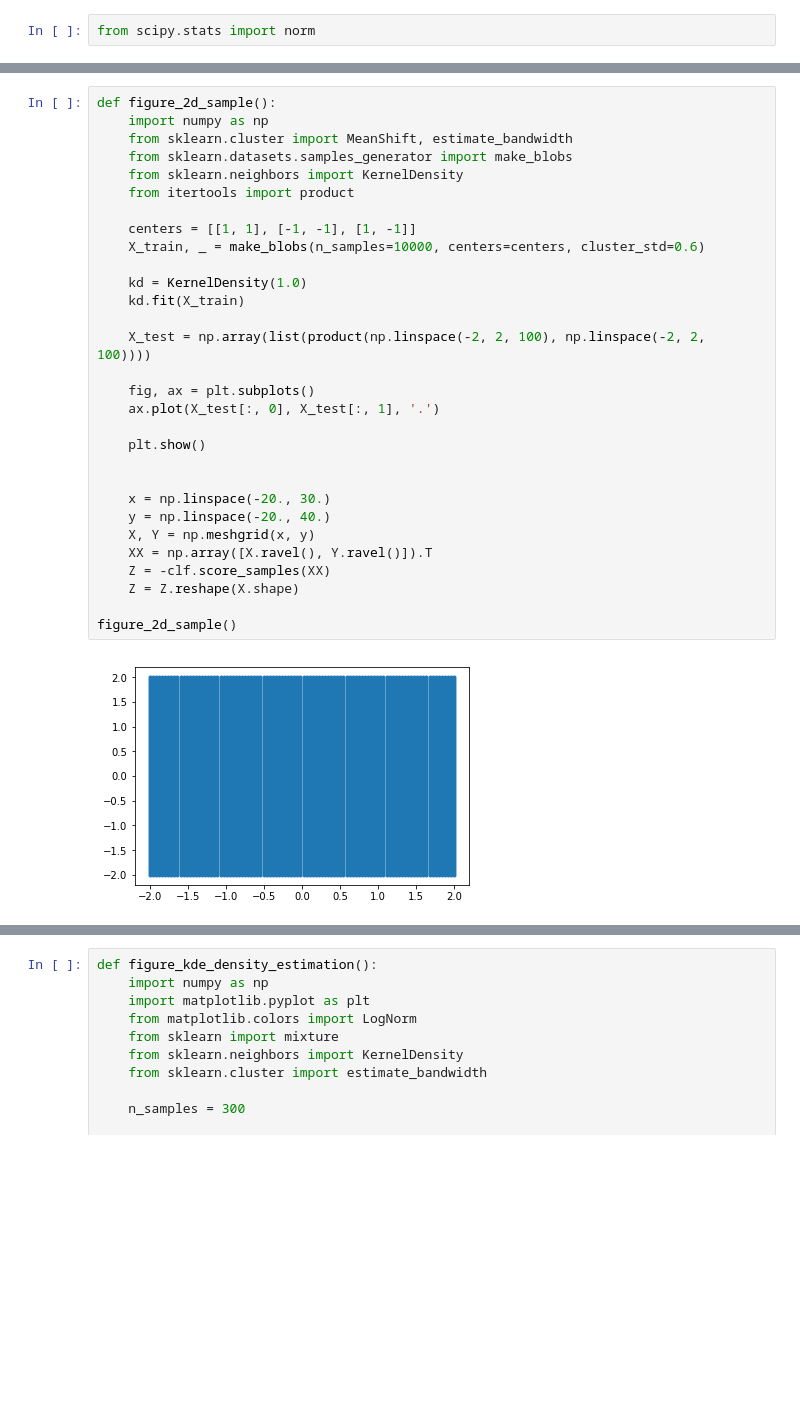
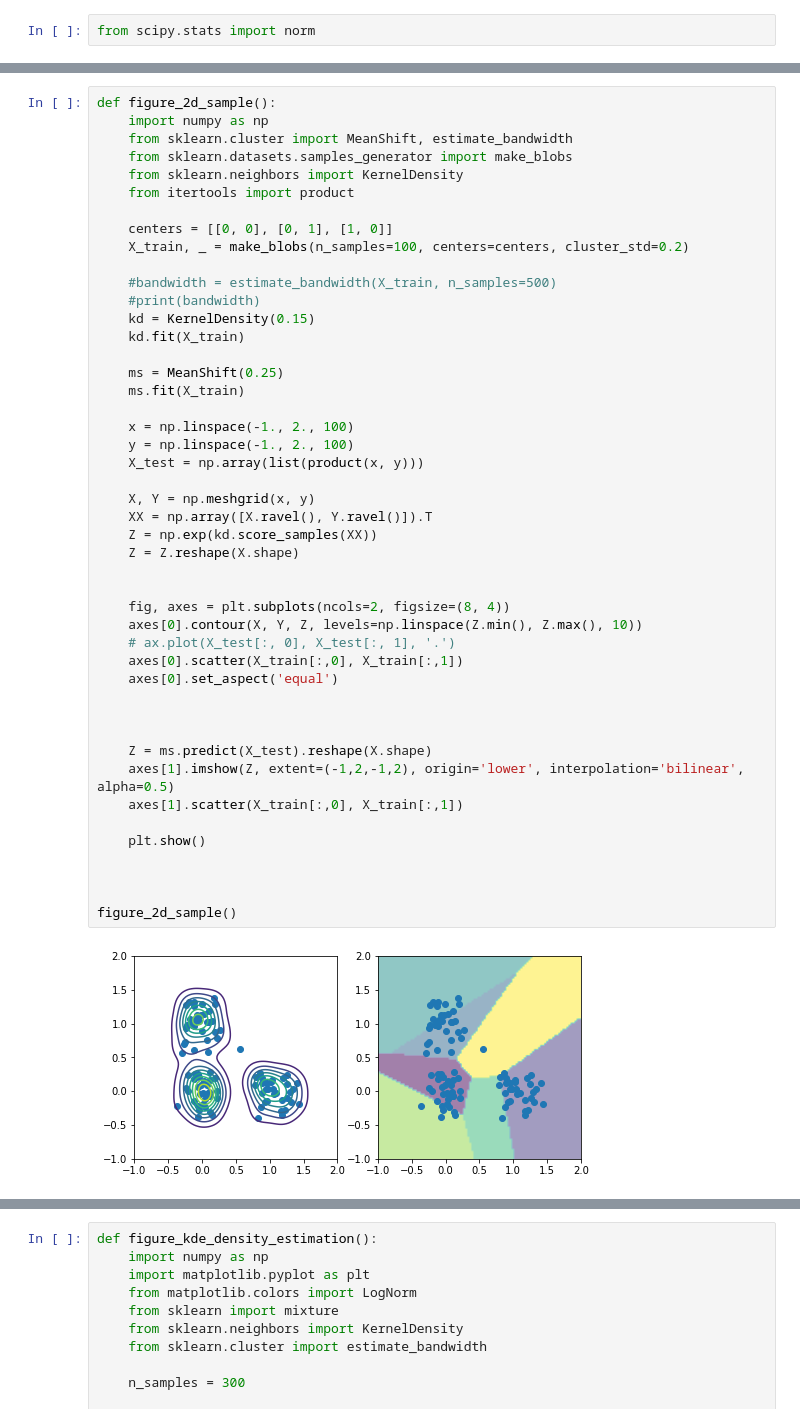
Before and after one commit to jonasspinner/18wt-seminar-kde-and-mse, a Jupyter notebook: notebooks/1.0-introduction-figures.ipynb, the cells around one changed output, grey strips where cells are left out. Saved outputs shown, nothing was run; the diff lists cells and outputs as text; blank space fills up the shorter version.

```diff
--- a/notebooks/1.0-introduction-figures.ipynb
+++ b/notebooks/1.0-introduction-figures.ipynb
@@ -69,32 +66,48 @@ number of estimated clusters : 3
 # %%
 def figure_2d_sample():
     import numpy as np
     from sklearn.cluster import MeanShift, estimate_bandwidth
     from sklearn.datasets.samples_generator import make_blobs
     from sklearn.neighbors import KernelDensity
     from itertools import product
 
-    centers = [[1, 1], [-1, -1], [1, -1]]
-    X_train, _ = make_blobs(n_samples=10000, centers=centers, cluster_std=0.6)
+    centers = [[0, 0], [0, 1], [1, 0]]
+    X_train, _ = make_blobs(n_samples=100, centers=centers, cluster_std=0.2)
 
-    kd = KernelDensity(1.0)
+    #bandwidth = estimate_bandwidth(X_train, n_samples=500)
+    #print(bandwidth)
+    kd = KernelDensity(0.15)
     kd.fit(X_train)
 
-    X_test = np.array(list(product(np.linspace(-2, 2, 100), np.linspace(-2, 2, 100))))
+    ms = MeanShift(0.25)
+    ms.fit(X_train)
 
-    fig, ax = plt.subplots()
-    ax.plot(X_test[:, 0], X_test[:, 1], '.')
+    x = np.linspace(-1., 2., 100)
+    y = np.linspace(-1., 2., 100)
+    X_test = np.array(list(product(x, y)))
+
+    X, Y = np.meshgrid(x, y)
+    XX = np.array([X.ravel(), Y.ravel()]).T
+    Z = np.exp(kd.score_samples(XX))
+    Z = Z.reshape(X.shape)
+
+
+    fig, axes = plt.subplots(ncols=2, figsize=(8, 4))
+    axes[0].contour(X, Y, Z, levels=np.linspace(Z.min(), Z.max(), 10))
+    # ax.plot(X_test[:, 0], X_test[:, 1], '.')
+    axes[0].scatter(X_train[:,0], X_train[:,1])
+    axes[0].set_aspect('equal')
+
+
+
+    Z = ms.predict(X_test).reshape(X.shape)
+    axes[1].imshow(Z, extent=(-1,2,-1,2), origin='lower', interpolation='bilinear', alpha=0.5)
+    axes[1].scatter(X_train[:,0], X_train[:,1])
 
     plt.show()
 
 
-    x = np.linspace(-20., 30.)
-    y = np.linspace(-20., 40.)
-    X, Y = np.meshgrid(x, y)
-    XX = np.array([X.ravel(), Y.ravel()]).T
-    Z = -clf.score_samples(XX)
-    Z = Z.reshape(X.shape)
 
 figure_2d_sample()
 # %% [output]
-[figure, old version]
+[figure, new version]
```
Also changed, not shown: parts of 3 cells of this notebook, 2 other files.
